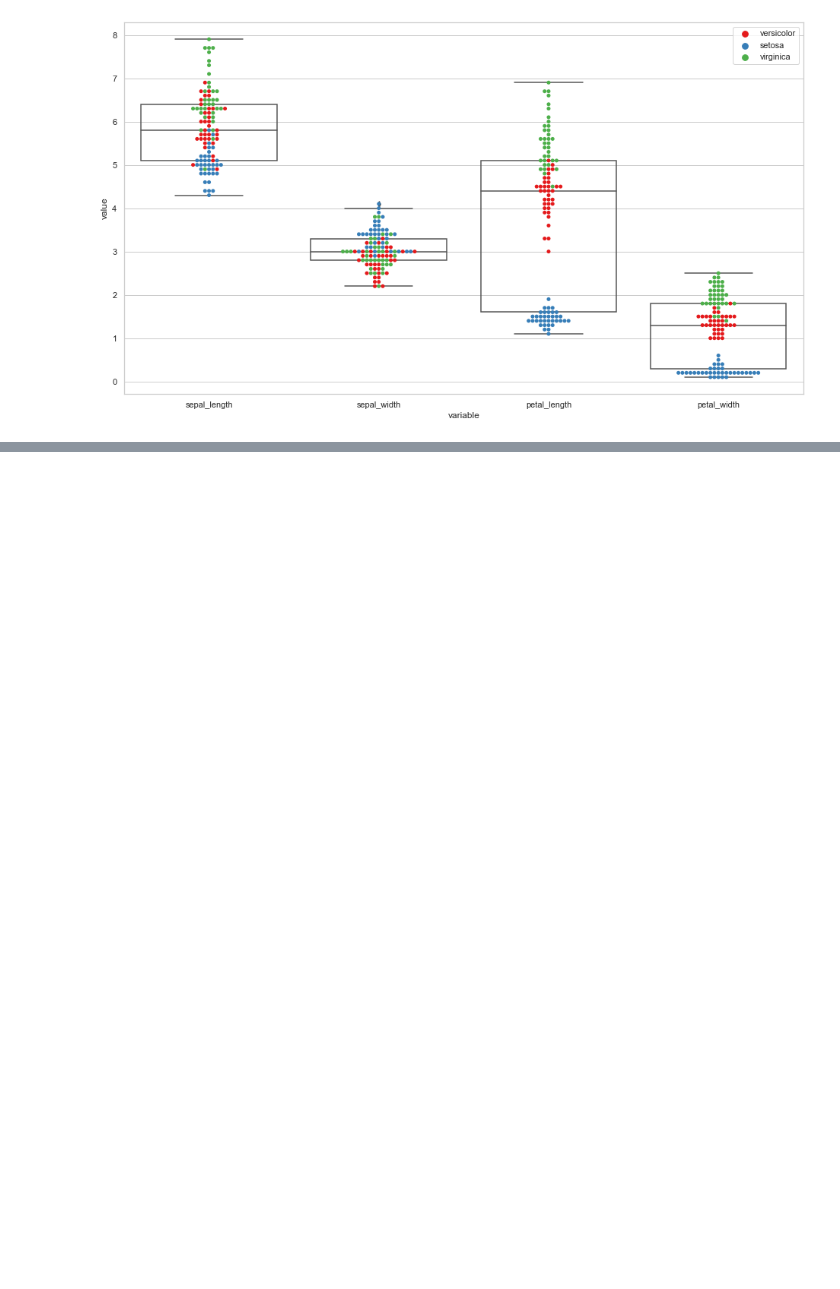
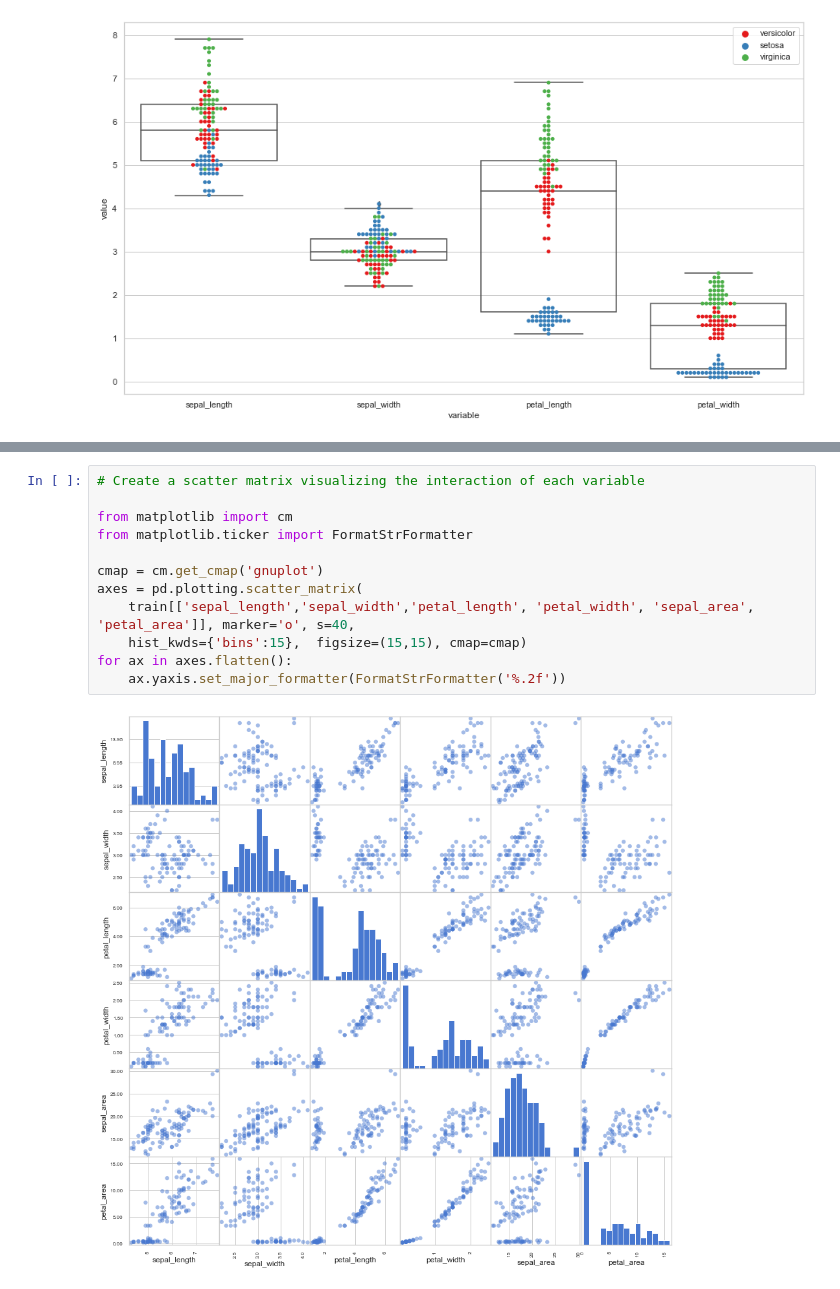
Before and after one commit to chasethompson/ds-methodologies-exercises, a Jupyter notebook: classification/classification_exercises.ipynb, the cells around one changed output, grey strips where cells are left out. Cells and saved outputs as stored; diff of their text form; blank space fills up the shorter version.

```diff
--- a/classification/classification_exercises.ipynb
+++ b/classification/classification_exercises.ipynb
@@ -621,0 +602,14 @@ fig, ax=plt.subplots(num=10, clear=True)
+# %%
+# Create a scatter matrix visualizing the interaction of each variable
+
+from matplotlib import cm
+from matplotlib.ticker import FormatStrFormatter
+
+cmap = cm.get_cmap('gnuplot')
+axes = pd.plotting.scatter_matrix(
+    train[['sepal_length','sepal_width','petal_length', 'petal_width', 'sepal_area', 'petal_area']], marker='o', s=40,
+    hist_kwds={'bins':15},  figsize=(15,15), cmap=cmap)
+for ax in axes.flatten():
+    ax.yaxis.set_major_formatter(FormatStrFormatter('%.2f'))
+# %% [output]
+[figure, added]
```
Also changed, not shown: parts of 13 cells of this notebook.
